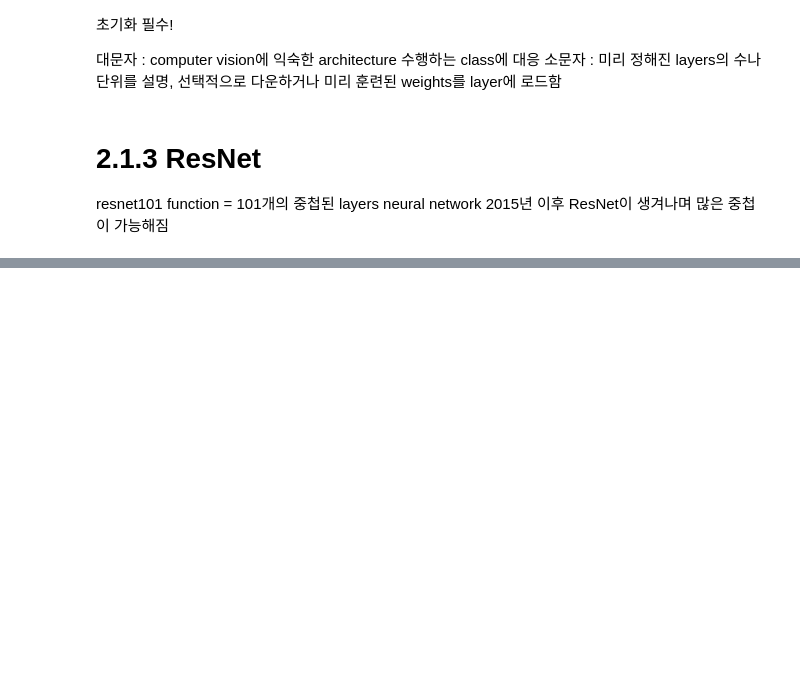
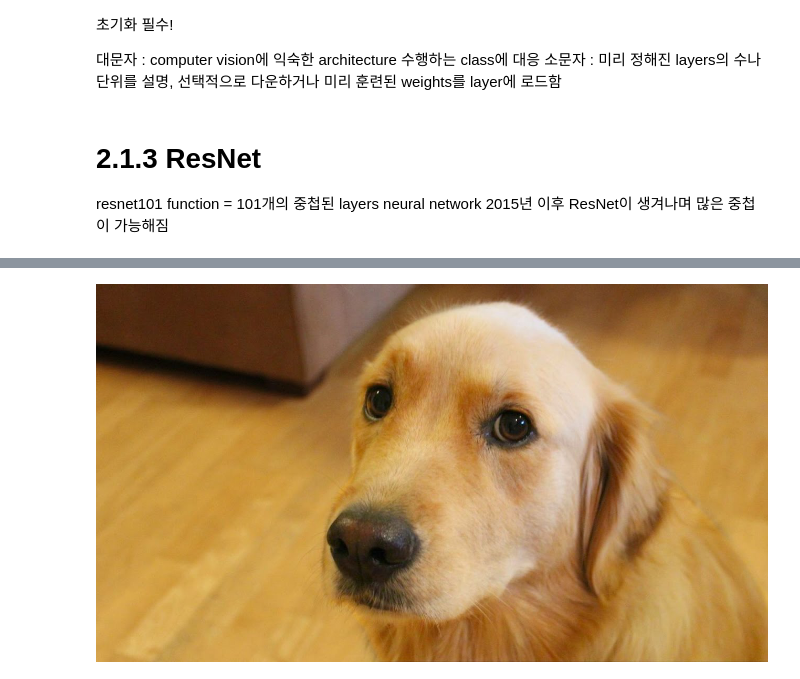
Before and after one commit to SeungYeon2000/pytorch, a Jupyter notebook: Py_Chap_2.ipynb, the cells around one changed output, grey strips where cells are left out. Saved outputs shown, nothing was run; the diff lists cells and outputs as text; code cells hidden in the pictures; blank space fills up the shorter version.

```diff
--- a/Py_Chap_2.ipynb
+++ b/Py_Chap_2.ipynb
@@ -74,0 +106,9 @@ NameError: ignored
+# %%
+#In[7]:
+from PIL import Image
+img = Image.open("/content/bobby.jpg")
+# %%
+#In[8] :
+img
+# %% [output]
+[figure, added]
```
Also changed, not shown: parts of 17 cells of this notebook.
